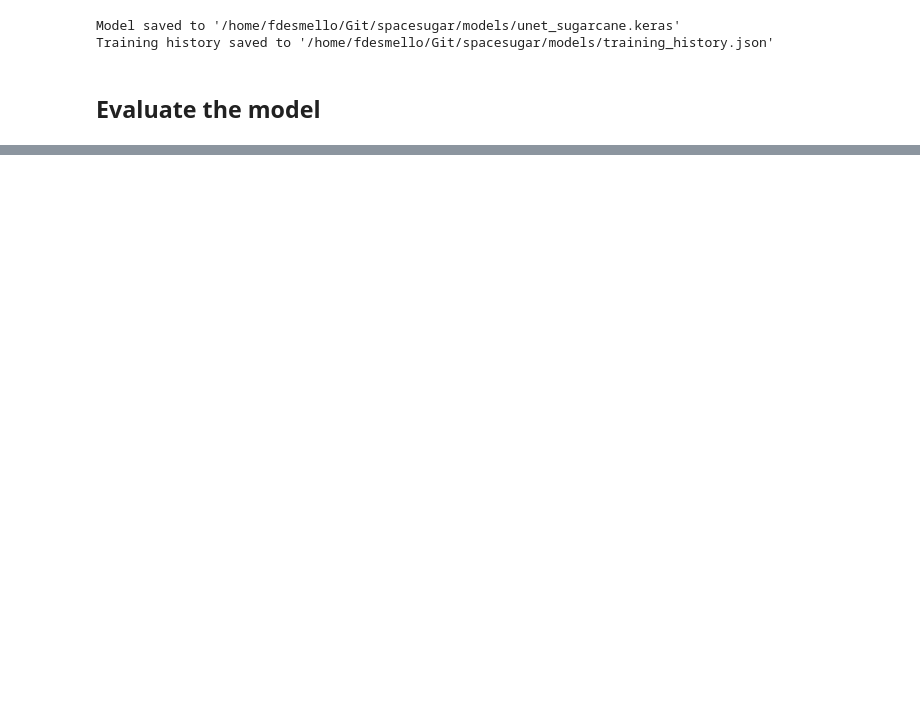
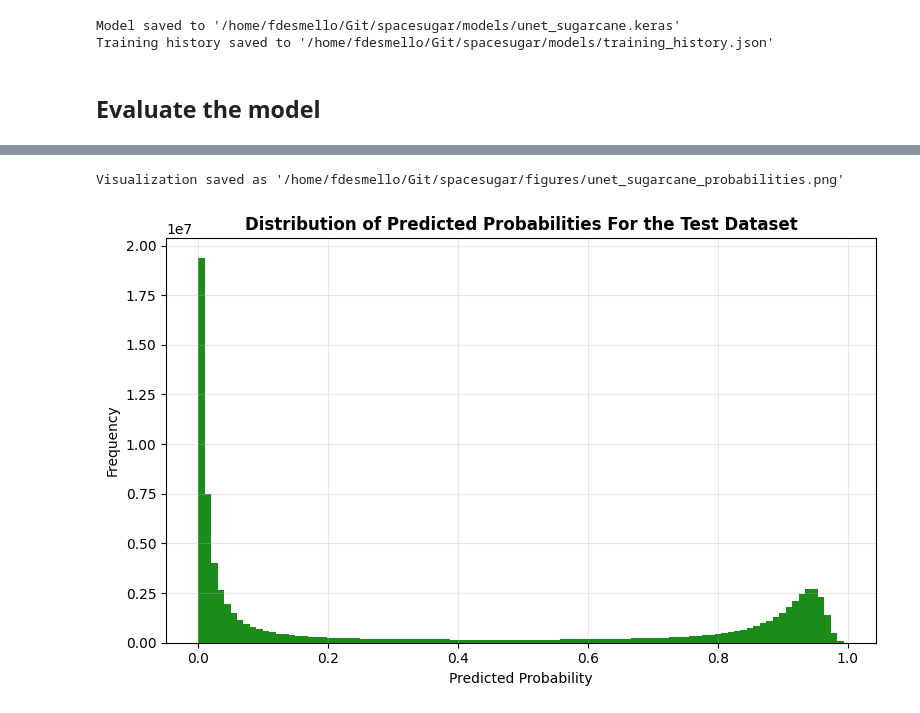
Before and after one commit to ferdesmello/spacesugar, a Jupyter notebook: training/training.ipynb, the cells around one changed output, grey strips where cells are left out. Saved outputs shown, nothing was run; the diff lists cells and outputs as text; code cells hidden in the pictures; blank space fills up the shorter version.

```diff
--- a/training/training.ipynb
+++ b/training/training.ipynb
@@ -767,0 +770,15 @@ Confusion Matrix:
+# %%
+# Save data as json file for future reference
+metrics_data = {
+	"precision": float(p),
+	"recall": float(r),
+	"f1_score": float(f1),
+	"roc_auc": float(roc_auc),
+	"iou": float(final_iou),
+	"confusion_matrix": cm.tolist()
+}
+
+metrics_path = base_path / "models" / "metrics_data.json"
+with open(str(metrics_path), "w") as f:
+	json.dump(metrics_data, f)
+print(f"Metrics data saved to '{metrics_path}'")
@@ -803,3 +822,31 @@ thresh=0.8  precision=0.484  recall=0.677  f1=0.564
+# %%
+# Probability distribution
+
+fig = plt.figure(figsize=(8, 5))
+#plt.suptitle('Distribution of Predicted Probabilities For the Test Dataset', fontsize=14, fontweight='bold')
+
+class_names = ['No Sugarcane', 'Sugarcane']
+
+# 1. Prediction Probability Distribution
+ax1 = plt.subplot(1, 1, 1)
+ax1.hist(y_pred_float, bins=100, alpha=0.9, label='Sugarcane probabilities', color='green')
+ax1.set_xlabel('Predicted Probability')
+ax1.set_ylabel('Frequency')
+#ax1.set_yscale('log')
+ax1.set_title('Distribution of Predicted Probabilities For the Test Dataset', fontsize=12, fontweight='bold')
+#ax1.legend()
+ax1.grid(True, alpha=0.3)
+
+plt.tight_layout()
+
+file_path = base_path / "figures" / "unet_sugarcane_probabilities.png"
+plt.savefig(file_path, dpi=300, bbox_inches='tight')
+print(f"\nVisualization saved as '{file_path}'")
+
+plt.show()
+# %% [output]
+Visualization saved as '/home/fdesmello/Git/spacesugar/figures/unet_sugarcane_probabilities.png'
+[figure, added]
 # %%
 # Visualizations
 
```
Also changed, not shown: parts of 15 cells of this notebook, 54 other files.
